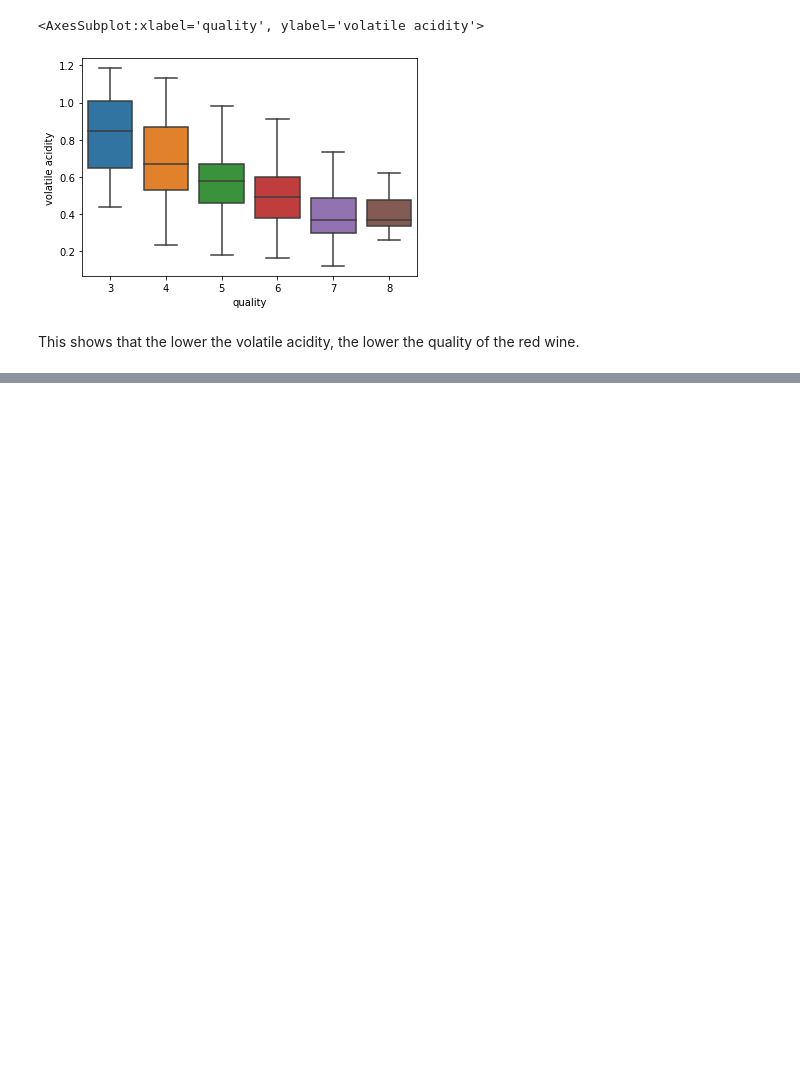
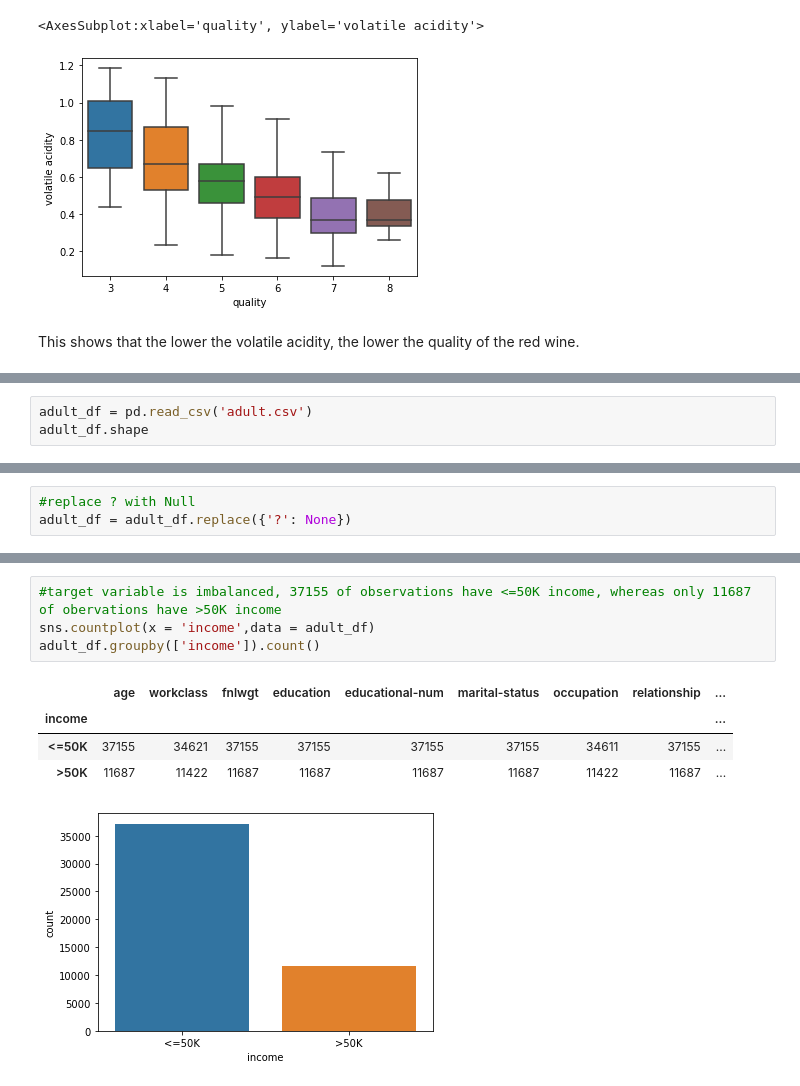
Before and after one commit to Katherine0717/CSC240_Final_Project, a Jupyter notebook: Data Mining Final Project Prospectus TeamX.ipynb, the cells around one changed output, grey strips where cells are left out. Saved outputs shown, nothing was run; the diff lists cells and outputs as text; blank space fills up the shorter version.

```diff
--- a/Data Mining Final Project Prospectus TeamX.ipynb
+++ b/Data Mining Final Project Prospectus TeamX.ipynb
@@ -413,0 +429,3 @@ This shows that the lower the volatile acidity, the lower the quality of the red
+# %%
+adult_df = pd.read_csv('adult.csv')
+adult_df.shape
@@ -413,0 +465,3 @@ This shows that the lower the volatile acidity, the lower the quality of the red
+# %%
+#replace ? with Null
+adult_df = adult_df.replace({'?': None})
@@ -413,0 +500,10 @@ This shows that the lower the volatile acidity, the lower the quality of the red
+# %%
+#target variable is imbalanced, 37155 of observations have <=50K income, whereas only 11687 of obervations have >50K income
+sns.countplot(x = 'income',data = adult_df)
+adult_df.groupby(['income']).count()
+# %% [output]
+|  | age | workclass | fnlwgt | education | educational-num | marital-status | occupation | relationship | ... |
+| income |  |  |  |  |  |  |  |  | ... |
+| <=50K | 37155 | 34621 | 37155 | 37155 | 37155 | 37155 | 34611 | 37155 | ... |
+| >50K | 11687 | 11422 | 11687 | 11687 | 11687 | 11687 | 11422 | 11687 | ... |
+[figure, added]
```
Also changed, not shown: parts of 21 cells of this notebook.
